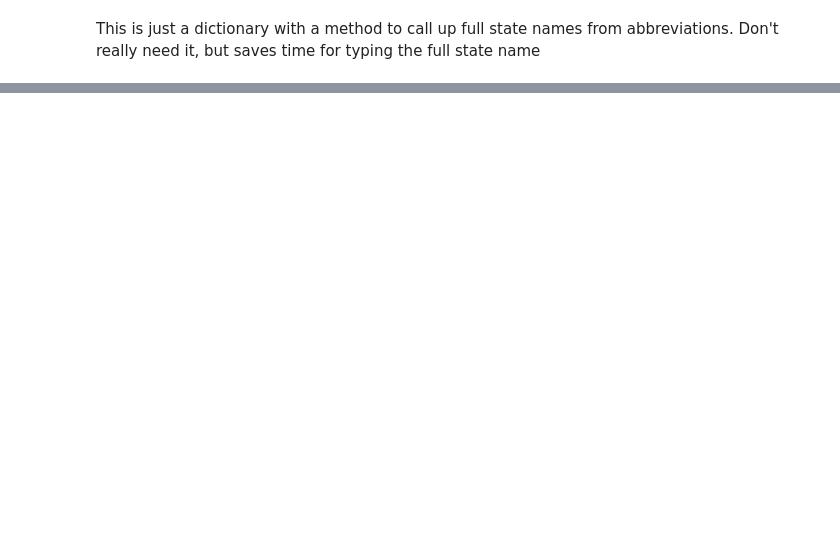
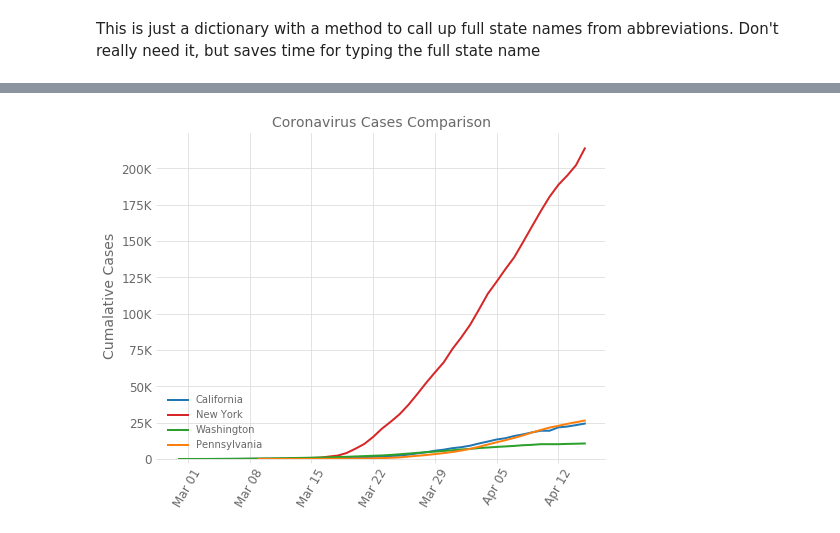
Before and after one commit to iuqiddis/covid-19, a Jupyter notebook: covid.ipynb, the cells around one changed output, grey strips where cells are left out. Cells and saved outputs as stored; diff of their text form; code cells hidden in the pictures; blank space fills up the shorter version.

```diff
--- a/covid.ipynb
+++ b/covid.ipynb
@@ -190,0 +249,4 @@ two  = ['CA', 'NY']
+# %%
+plot_comp('CA', 'NY', 'WA', 'PA', per_capita=False, log=False)
+# %% [output]
+[figure, added]
```
Also changed, not shown: parts of 22 cells of this notebook, 4 other files.
